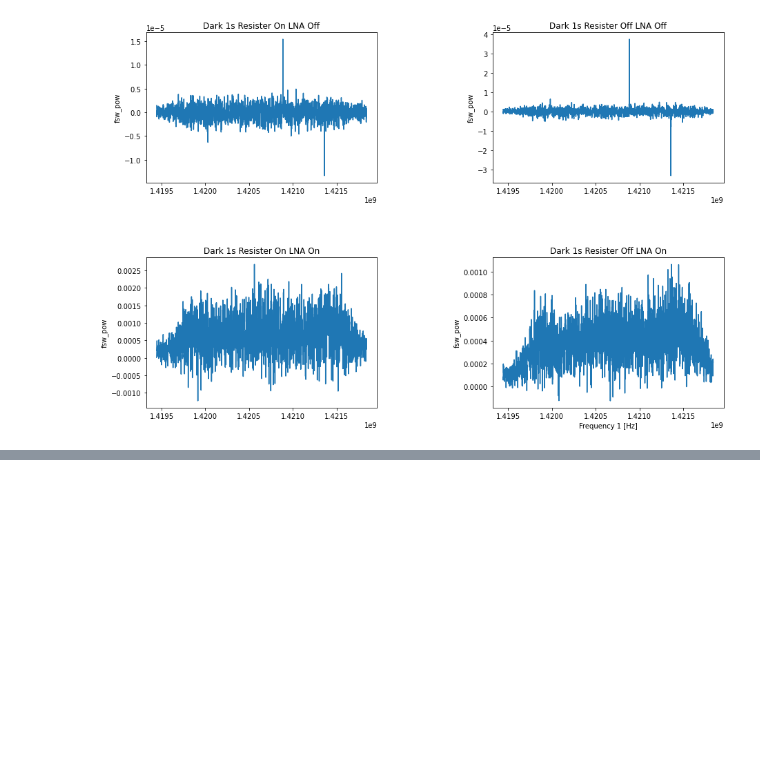
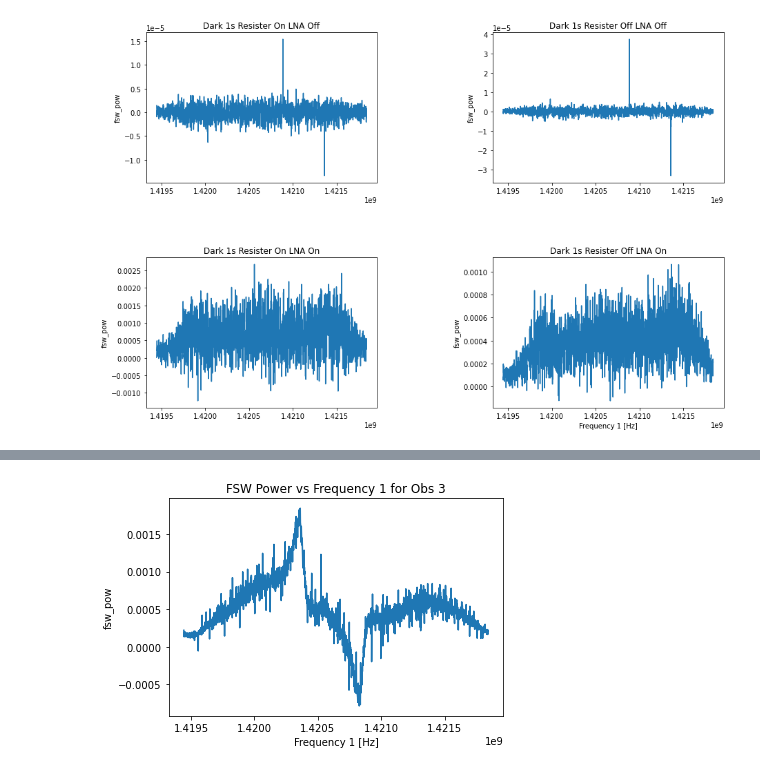
Before and after one commit to cl3425/ast6725-radio-lab, a Jupyter notebook: Radio-Lab.ipynb, the cells around one changed output, grey strips where cells are left out. Saved outputs shown, nothing was run; the diff lists cells and outputs as text; code cells hidden in the pictures; blank space fills up the shorter version.

```diff
--- a/Radio-Lab.ipynb
+++ b/Radio-Lab.ipynb
@@ -181,0 +233,8 @@ plt.show()
+# %%
+plt.plot(obs3['freq1'], obs3['fsw_pow'])
+plt.ylabel('fsw_pow')
+plt.xlabel('Frequency 1 [Hz]')
+plt.title('FSW Power vs Frequency 1 for Obs 3')
+plt.show()
+# %% [output]
+[figure, added]
```
Also changed, not shown: parts of 10 cells of this notebook.
